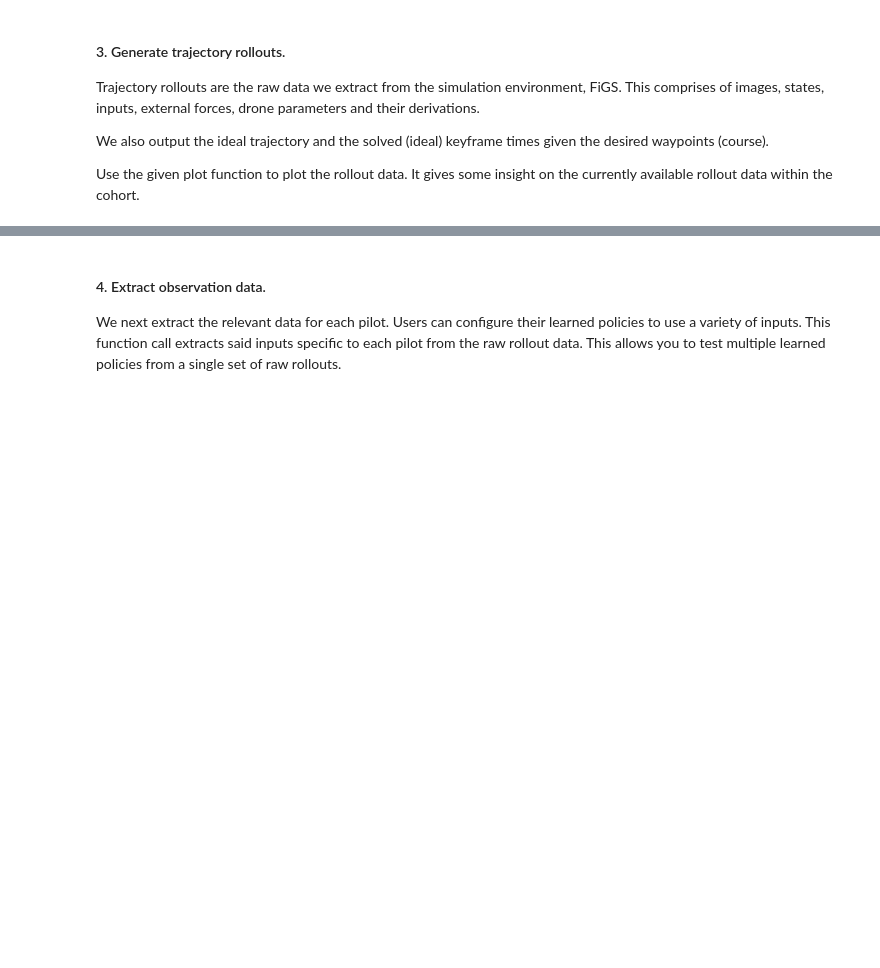
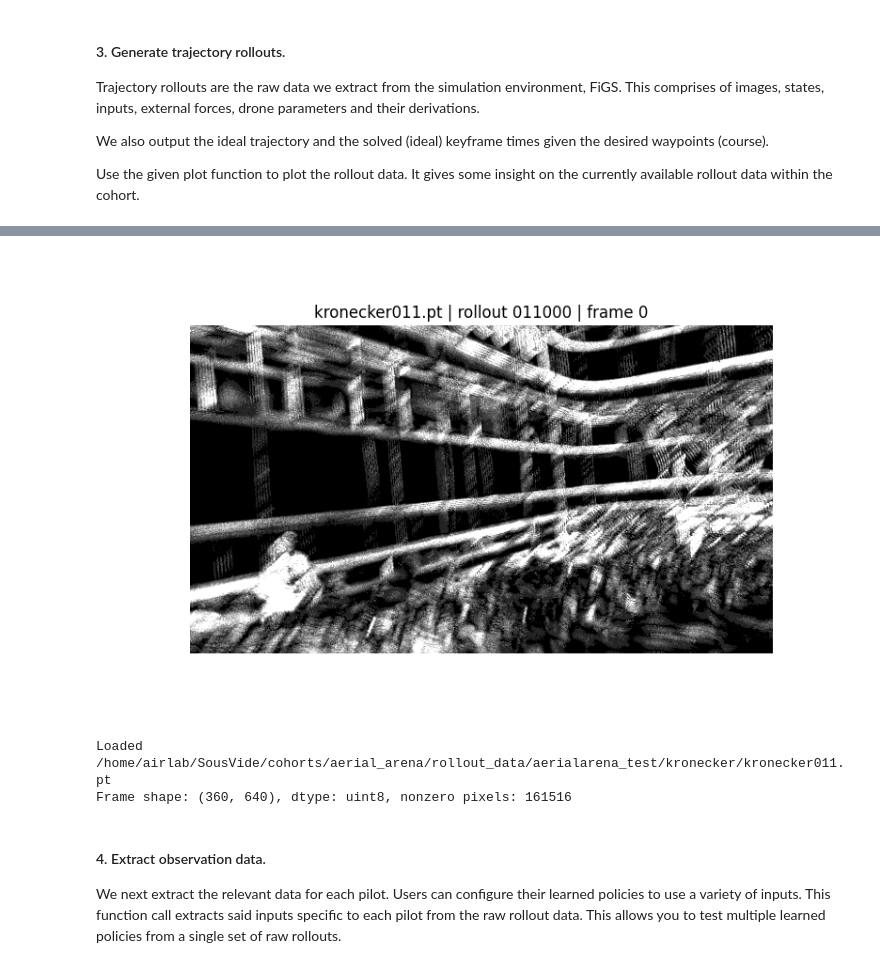
Before and after one commit to sdencanted/SousVide, a Jupyter notebook: notebooks/sous_vide_examples.ipynb, the cells around one changed output, grey strips where cells are left out. Saved outputs shown, nothing was run; the diff lists cells and outputs as text; code cells hidden in the pictures; blank space fills up the shorter version.

```diff
--- a/notebooks/sous_vide_examples.ipynb
+++ b/notebooks/sous_vide_examples.ipynb
@@ -104,3 +118,36 @@ aerialarena_test(87160 dpts) [44 datasets]
+# %%
+# Inspect one Kronecker-delta frame from a chosen stack.
+from pathlib import Path
+import matplotlib.pyplot as plt
+import sousvide.synthesize.data_compress_helper as dch
+
+workspace_path = Path(rg.__file__).resolve().parents[3]
+kronecker_pt = workspace_path / "cohorts" / cohort / "rollout_data" / courses[0] / "kronecker" / "kronecker011.pt"
+rollout_index = 0
+frame_index = 0
+
+kronecker_stack = torch.load(kronecker_pt, weights_only=False, encoding="bytes")
+rollout = dch.decompress_data(dict(kronecker_stack[rollout_index]), key="kronecker_delta")
+frames = rollout["kronecker_delta"]
+if not 0 <= frame_index < len(frames):
+    raise IndexError(f"frame_index {frame_index} is outside [0, {len(frames) - 1}]")
+
+image = frames[frame_index]
+if image.ndim != 2:
+    raise ValueError(f"Expected a grayscale (H, W) frame, got {image.shape}")
+
+fig, ax = plt.subplots(figsize=(8, 5))
+ax.imshow(image, cmap="gray", vmin=0, vmax=255)
+ax.set_title(f"{kronecker_pt.name} | rollout {rollout['rollout_id']} | frame {frame_index}")
+ax.axis("off")
+plt.show()
+
+print(f"Loaded {kronecker_pt}")
+print(f"Frame shape: {image.shape}, dtype: {image.dtype}, nonzero pixels: {(image > 0).sum()}")
+# %% [output]
+[figure, added]
+Loaded /home/airlab/SousVide/cohorts/aerial_arena/rollout_data/aerialarena_test/kronecker/kronecker011.pt
+Frame shape: (360, 640), dtype: uint8, nonzero pixels: 161516
 # %% [markdown]
 #### 4. Extract observation data.
 
```
Also changed, not shown: parts of 7 cells of this notebook, 23 other files.
